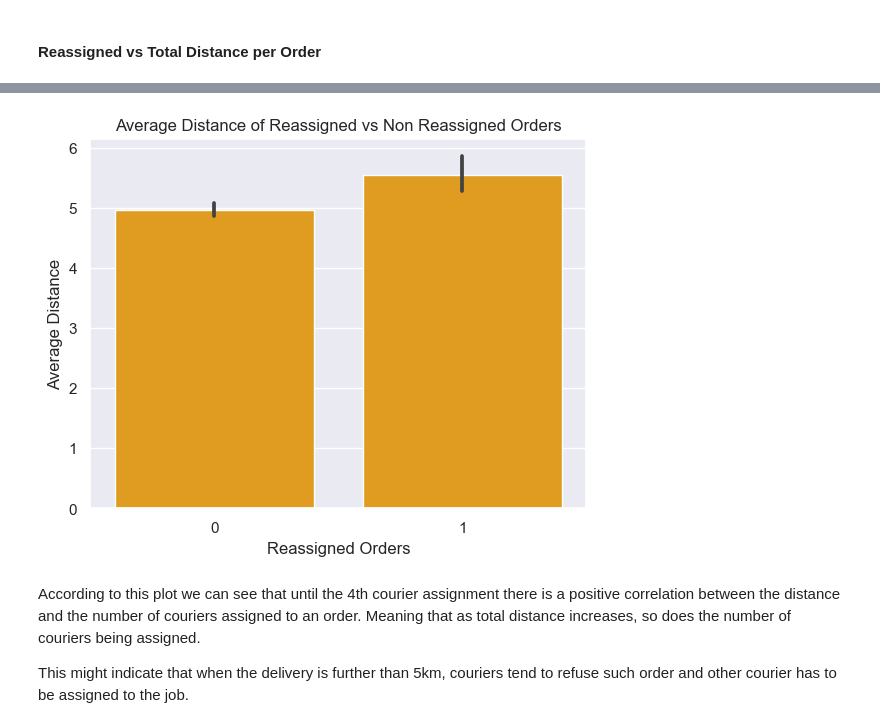
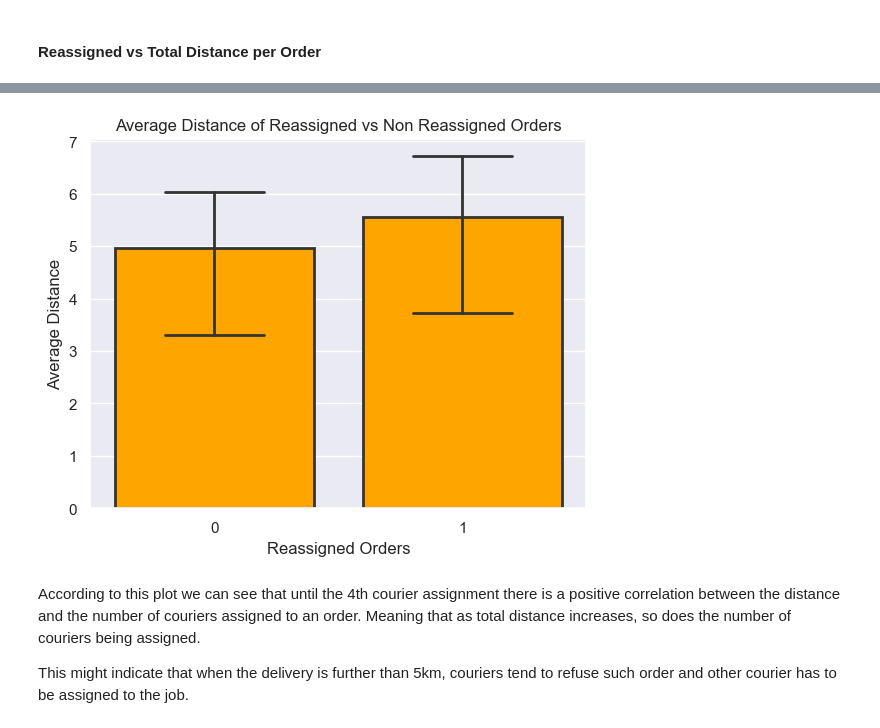
Before and after one commit to jorgecompleto/Fintech-Payments, a Jupyter notebook: Business_Case.ipynb, the cells around one changed output, grey strips where cells are left out. Cells and saved outputs as stored; diff of their text form; code cells hidden in the pictures.

```diff
--- a/Business_Case.ipynb
+++ b/Business_Case.ipynb
@@ -138,3 +138,9 @@ All the instances from store_address_id being NaN derive from QUIERO order. Thes
+# %%
+# Replace NaNs with 0
+df["store_address_id"].fillna(0, inplace=True)
+
+# Transform the store_address_id into a integer
+df["store_address_id"] = df["store_address_id"].astype(int)
 # %%
 df.isna().mean()
 # %% [output]
@@ -477,17 +488,24 @@ plt.show()
 # %%
 sns.barplot(
     x="reassigned",
     y="total_real_distance",
     data=df_encoded,
     color="orange",
     estimator="mean",
+    saturation=1.5,
+    errorbar=("pi", 50),
+    capsize=0.4,
+    errcolor=".2",
+    linewidth=2,
+    errwidth=2,
+    edgecolor=".2",
 )
 plt.title("Average Distance of Reassigned vs Non Reassigned Orders")
 plt.xlabel("Reassigned Orders")
 plt.ylabel("Average Distance")
 plt.show()
 # %% [output]
-[figure, old version]
+[figure, new version]
 # %% [markdown]
 According to this plot we can see that until the 4th courier assignment there is a positive correlation between the distance and the number of couriers assigned to an order. Meaning that as total distance increases, so does the number of couriers being assigned.
 
```
Also changed, not shown: parts of 19 cells of this notebook.
